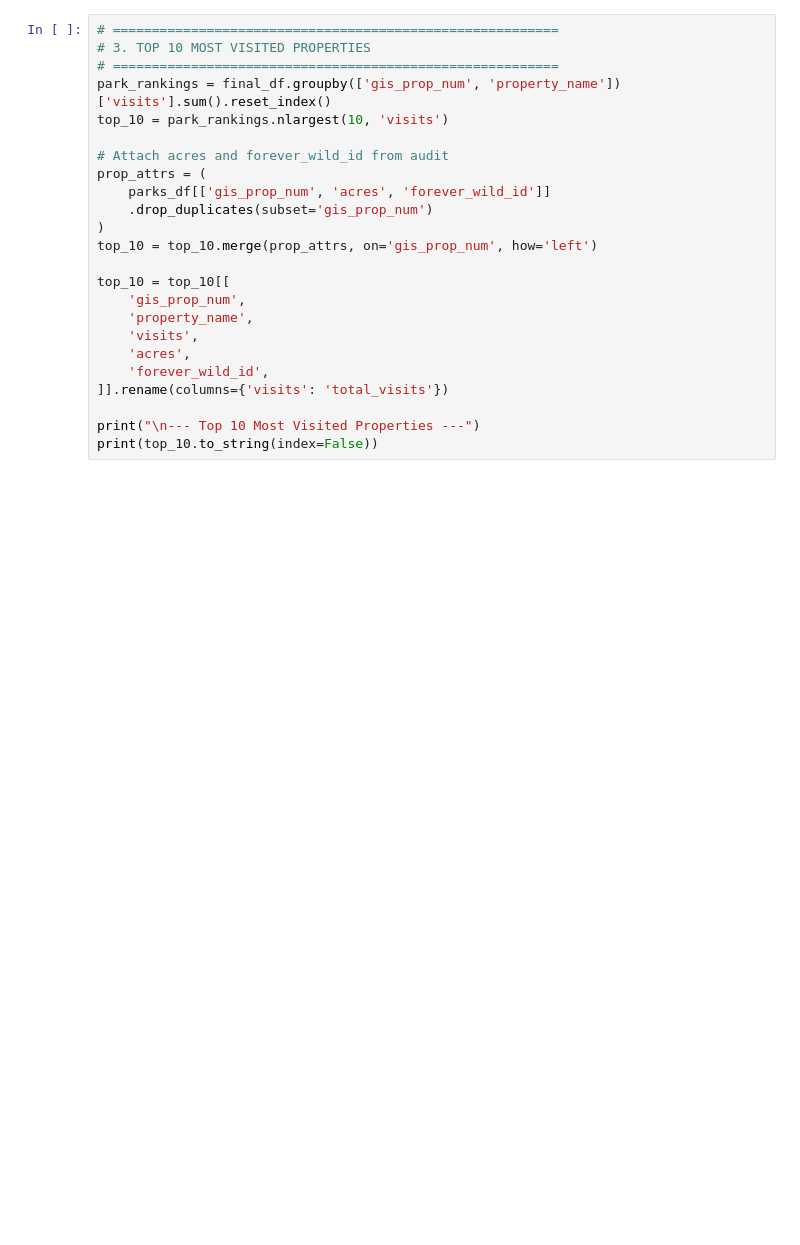
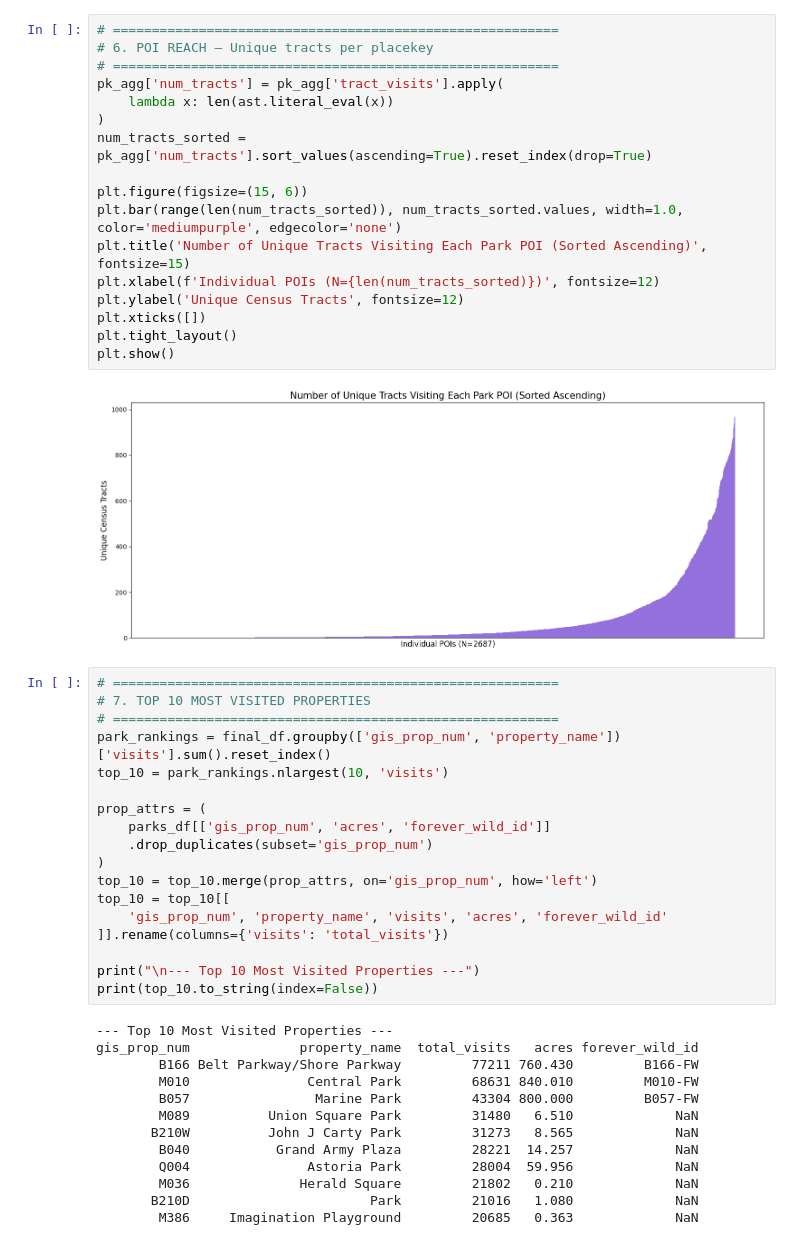
Before and after one commit to Ian-Fiterman/CUSP-NYC-Parks-Research, a Jupyter notebook: notebooks/06_analysis.ipynb, the cells around one changed output. Saved outputs shown, nothing was run; the diff lists cells and outputs as text; blank space fills up the shorter version.

```diff
--- a/notebooks/06_analysis.ipynb
+++ b/notebooks/06_analysis.ipynb
@@ -34,24 +101,50 @@ plt.show()
+# %%
+# =========================================================
+# 6. POI REACH — Unique tracts per placekey
+# =========================================================
+pk_agg['num_tracts'] = pk_agg['tract_visits'].apply(
+    lambda x: len(ast.literal_eval(x))
+)
+num_tracts_sorted = pk_agg['num_tracts'].sort_values(ascending=True).reset_index(drop=True)
+
+plt.figure(figsize=(15, 6))
+plt.bar(range(len(num_tracts_sorted)), num_tracts_sorted.values, width=1.0, color='mediumpurple', edgecolor='none')
+plt.title('Number of Unique Tracts Visiting Each Park POI (Sorted Ascending)', fontsize=15)
+plt.xlabel(f'Individual POIs (N={len(num_tracts_sorted)})', fontsize=12)
+plt.ylabel('Unique Census Tracts', fontsize=12)
+plt.xticks([])
+plt.tight_layout()
+plt.show()
+# %% [output]
+[figure, added]
 # %%
 # =========================================================
-# 3. TOP 10 MOST VISITED PROPERTIES
+# 7. TOP 10 MOST VISITED PROPERTIES
 # =========================================================
 park_rankings = final_df.groupby(['gis_prop_num', 'property_name'])['visits'].sum().reset_index()
 top_10 = park_rankings.nlargest(10, 'visits')
 
-# Attach acres and forever_wild_id from audit
 prop_attrs = (
     parks_df[['gis_prop_num', 'acres', 'forever_wild_id']]
     .drop_duplicates(subset='gis_prop_num')
 )
 top_10 = top_10.merge(prop_attrs, on='gis_prop_num', how='left')
-
 top_10 = top_10[[
-    'gis_prop_num',
-    'property_name',
-    'visits',
-    'acres',
-    'forever_wild_id',
+    'gis_prop_num', 'property_name', 'visits', 'acres', 'forever_wild_id'
 ]].rename(columns={'visits': 'total_visits'})
 
 print("\n--- Top 10 Most Visited Properties ---")
 print(top_10.to_string(index=False))
+# %% [output]
+--- Top 10 Most Visited Properties ---
+gis_prop_num              property_name  total_visits   acres forever_wild_id
+        B166 Belt Parkway/Shore Parkway         77211 760.430         B166-FW
+        M010               Central Park         68631 840.010         M010-FW
+        B057                Marine Park         43304 800.000         B057-FW
+        M089          Union Square Park         31480   6.510             NaN
+       B210W          John J Carty Park         31273   8.565             NaN
+        B040           Grand Army Plaza         28221  14.257             NaN
+        Q004               Astoria Park         28004  59.956             NaN
+        M036              Herald Square         21802   0.210             NaN
+       B210D                       Park         21016   1.080             NaN
+        M386     Imagination Playground         20685   0.363             NaN
```
Also changed, not shown: parts of 7 cells of this notebook, 3 other files.
